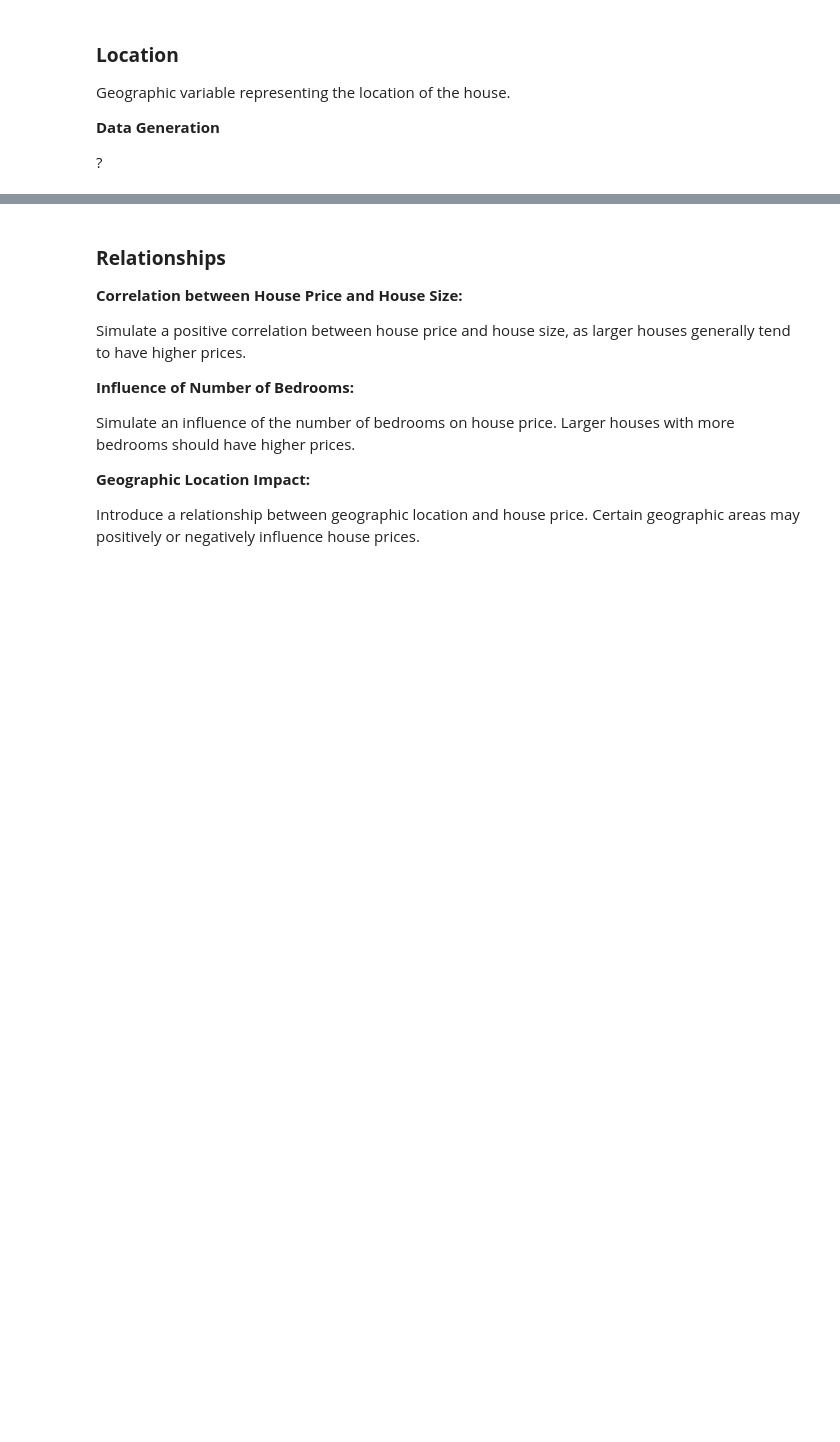
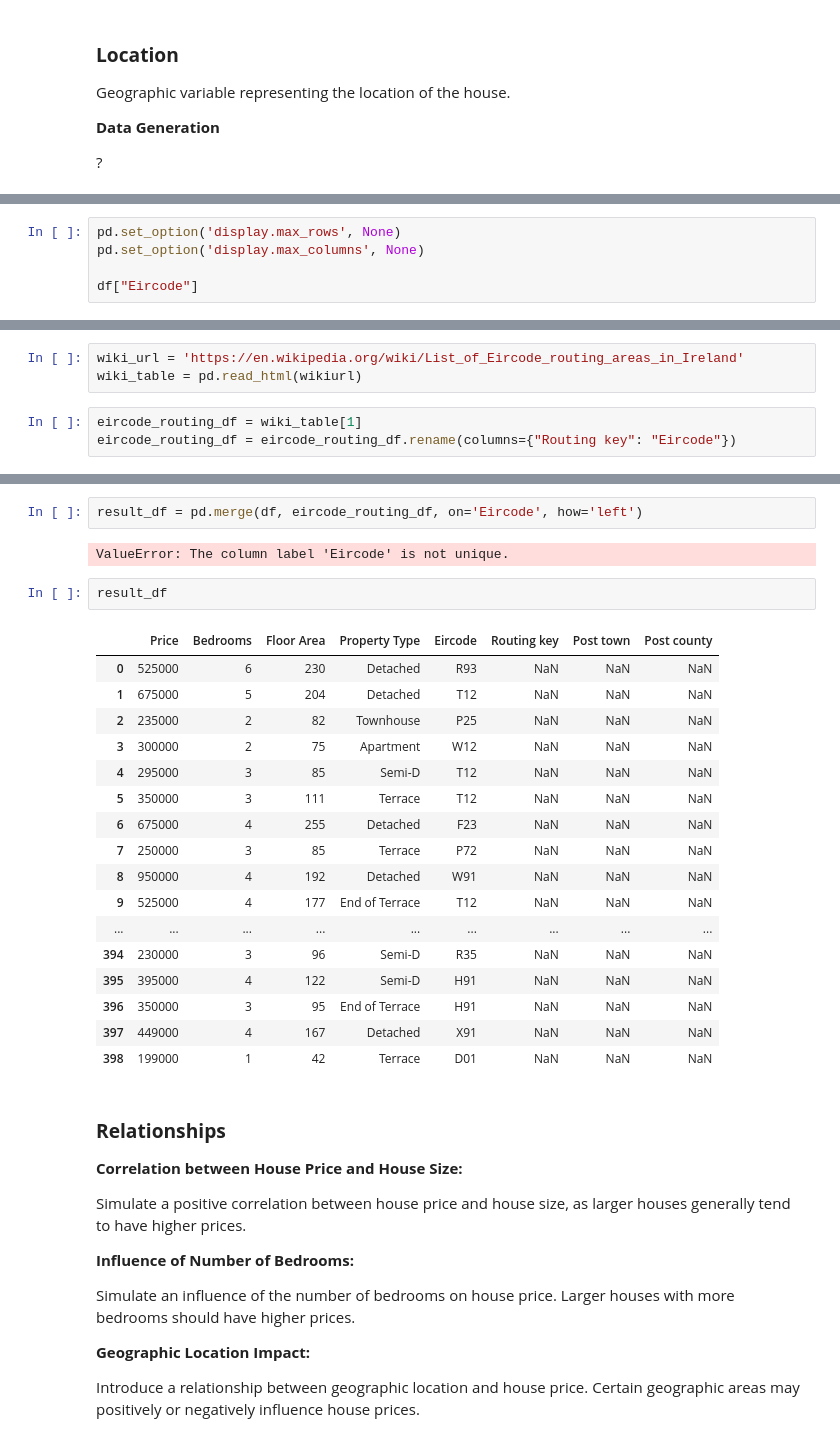
Before and after one commit to damienfarrell/prog-data-p1, a Jupyter notebook: Project_1.ipynb, the cells around one changed output, grey strips where cells are left out. Saved outputs shown, nothing was run; the diff lists cells and outputs as text; blank space fills up the shorter version.

```diff
--- a/Project_1.ipynb
+++ b/Project_1.ipynb
@@ -321,0 +321,5 @@ house_data.head()
+# %%
+pd.set_option('display.max_rows', None)
+pd.set_option('display.max_columns', None)
+
+df["Eircode"]
@@ -321,0 +368,6 @@ house_data.head()
+# %%
+wiki_url = 'https://en.wikipedia.org/wiki/List_of_Eircode_routing_areas_in_Ireland'
+wiki_table = pd.read_html(wikiurl)
+# %%
+eircode_routing_df = wiki_table[1]
+eircode_routing_df = eircode_routing_df.rename(columns={"Routing key": "Eircode"})
@@ -322,3 +394,27 @@ house_data.head()
+# %%
+result_df = pd.merge(df, eircode_routing_df, on='Eircode', how='left')
+# %% [output]
+ValueError: The column label 'Eircode' is not unique.
+# %%
+result_df
+# %% [output]
+|  | Price | Bedrooms | Floor Area | Property Type | Eircode | Routing key | Post town | Post county |
+| 0 | 525000 | 6 | 230 | Detached | R93 | NaN | NaN | NaN |
+| 1 | 675000 | 5 | 204 | Detached | T12 | NaN | NaN | NaN |
+| 2 | 235000 | 2 | 82 | Townhouse | P25 | NaN | NaN | NaN |
+| 3 | 300000 | 2 | 75 | Apartment | W12 | NaN | NaN | NaN |
+| 4 | 295000 | 3 | 85 | Semi-D | T12 | NaN | NaN | NaN |
+| 5 | 350000 | 3 | 111 | Terrace | T12 | NaN | NaN | NaN |
+| 6 | 675000 | 4 | 255 | Detached | F23 | NaN | NaN | NaN |
+| 7 | 250000 | 3 | 85 | Terrace | P72 | NaN | NaN | NaN |
+| 8 | 950000 | 4 | 192 | Detached | W91 | NaN | NaN | NaN |
+| 9 | 525000 | 4 | 177 | End of Terrace | T12 | NaN | NaN | NaN |
+| ... | ... | ... | ... | ... | ... | ... | ... | ... |
+| 394 | 230000 | 3 | 96 | Semi-D | R35 | NaN | NaN | NaN |
+| 395 | 395000 | 4 | 122 | Semi-D | H91 | NaN | NaN | NaN |
+| 396 | 350000 | 3 | 95 | End of Terrace | H91 | NaN | NaN | NaN |
+| 397 | 449000 | 4 | 167 | Detached | X91 | NaN | NaN | NaN |
+| 398 | 199000 | 1 | 42 | Terrace | D01 | NaN | NaN | NaN |
 # %% [markdown]
 ### **Relationships**
 
```
Also changed, not shown: parts of 16 cells of this notebook.
